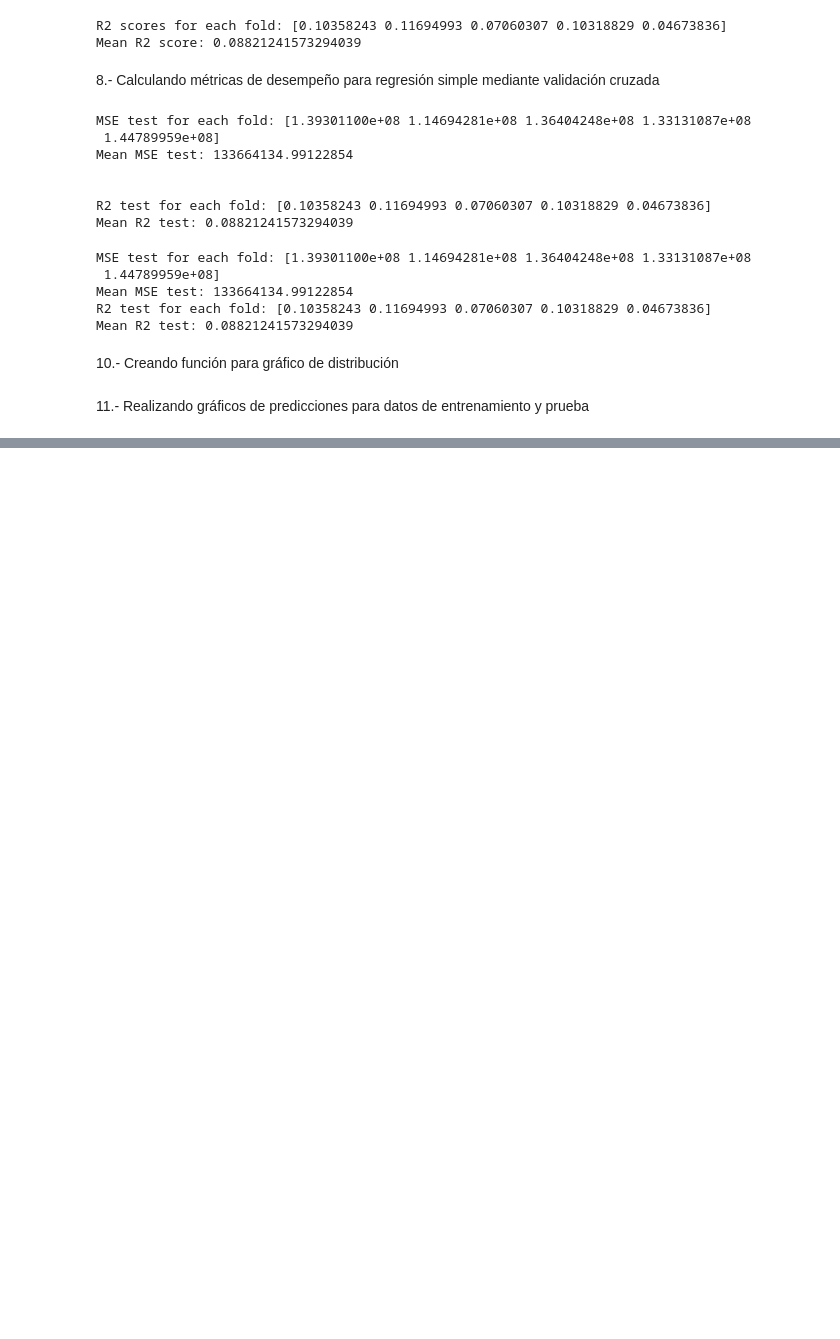
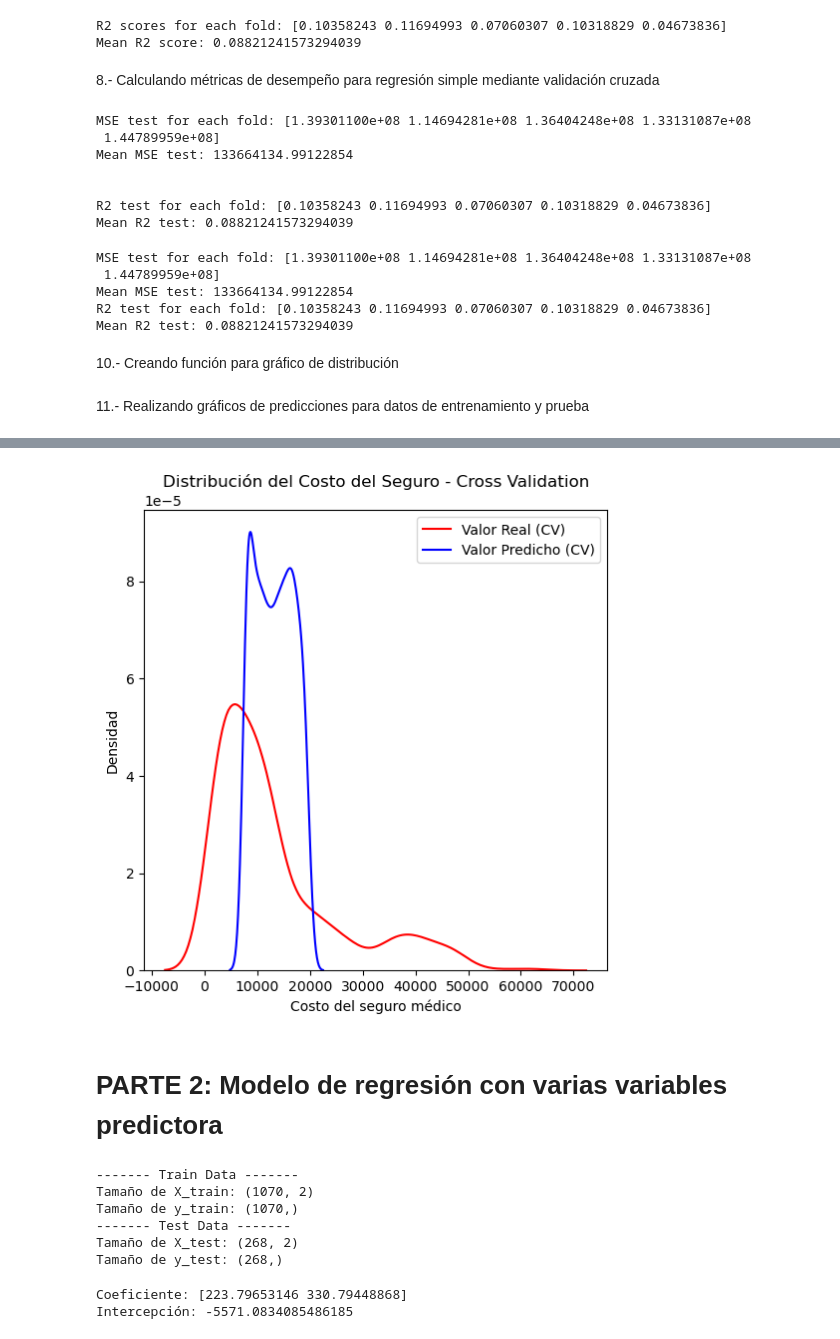
Before and after one commit to jgomezz/cpe_ciencia_datos_python_2026, a Jupyter notebook: mod3_analitica_datos_python/semana_04_evaluacion_modelo_ejercicio.ipynb, the cells around one changed output, grey strips where cells are left out. Cells and saved outputs as stored; diff of their text form; code cells hidden in the pictures; blank space fills up the shorter version.

```diff
--- a/mod3_analitica_datos_python/semana_04_evaluacion_modelo_ejercicio.ipynb
+++ b/mod3_analitica_datos_python/semana_04_evaluacion_modelo_ejercicio.ipynb
@@ -345,0 +351,44 @@ distribution_plot(y_train, y_train_hat, "Valor Real (Train)", "Valor Predicho (T
+# %%
+# Distribución de los valores reales vs valores predichos - Cross Validation data
+distribution_plot(y, y_cv_hat, "Valor Real (CV)", "Valor Predicho (CV)", "Distribución del Costo del Seguro - Cross Validation")
+# %% [output]
+[figure, added]
+# %% [markdown]
+# PARTE 2: Modelo de regresión con varias variables predictora
+# %%
+from sklearn.model_selection import train_test_split
+
+# Definición de variables predictoras y variable objetivo
+X = cdf[['age', 'bmi']]
+y = cdf['charges']
+
+# División de los datos en conjunto de entrenamiento y conjunto de prueba
+X_train, X_test, y_train, y_test = train_test_split(X, y, test_size=0.2, random_state=42)
+
+# Imprimir tamaños de los conjuntos de entrenamiento y prueba
+
+print("------- Train Data -------")
+print("Tamaño de X_train:", X_train.shape)
+print("Tamaño de y_train:", y_train.shape)
+
+print("------- Test Data -------")
+print("Tamaño de X_test:", X_test.shape)
+print("Tamaño de y_test:", y_test.shape)
+# %% [output]
+------- Train Data -------
+Tamaño de X_train: (1070, 2)
+Tamaño de y_train: (1070,)
+------- Test Data -------
+Tamaño de X_test: (268, 2)
+Tamaño de y_test: (268,)
+# %%
+from sklearn.linear_model import LinearRegression
+
+lm = LinearRegression()
+lm.fit(X_train, y_train)
+
+print("Coeficiente:", lm.coef_)
+print("Intercepción:", lm.intercept_)
+# %% [output]
+Coeficiente: [223.79653146 330.79448868]
+Intercepción: -5571.0834085486185
```
Also changed, not shown: parts of 3 cells of this notebook.
